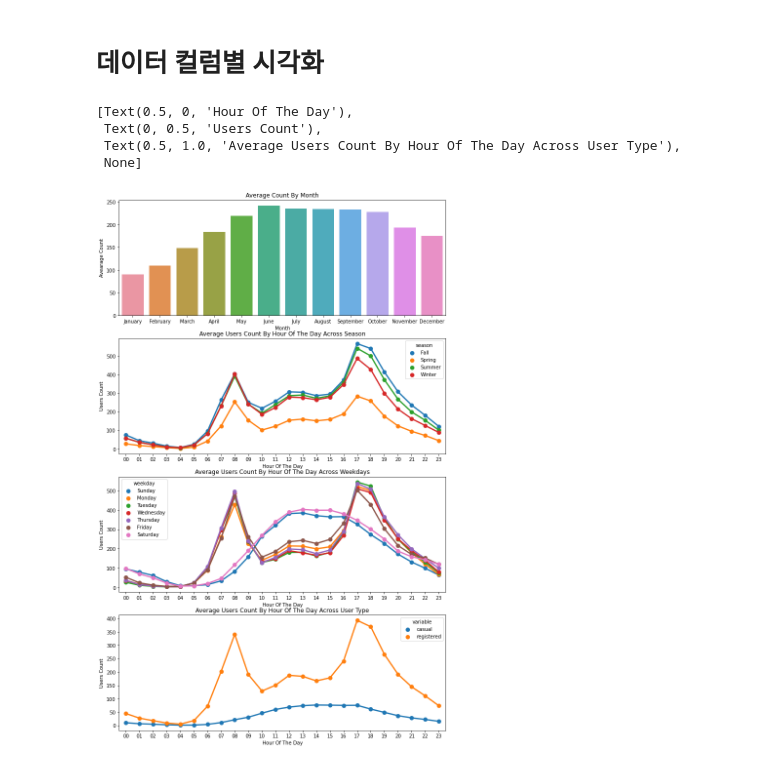
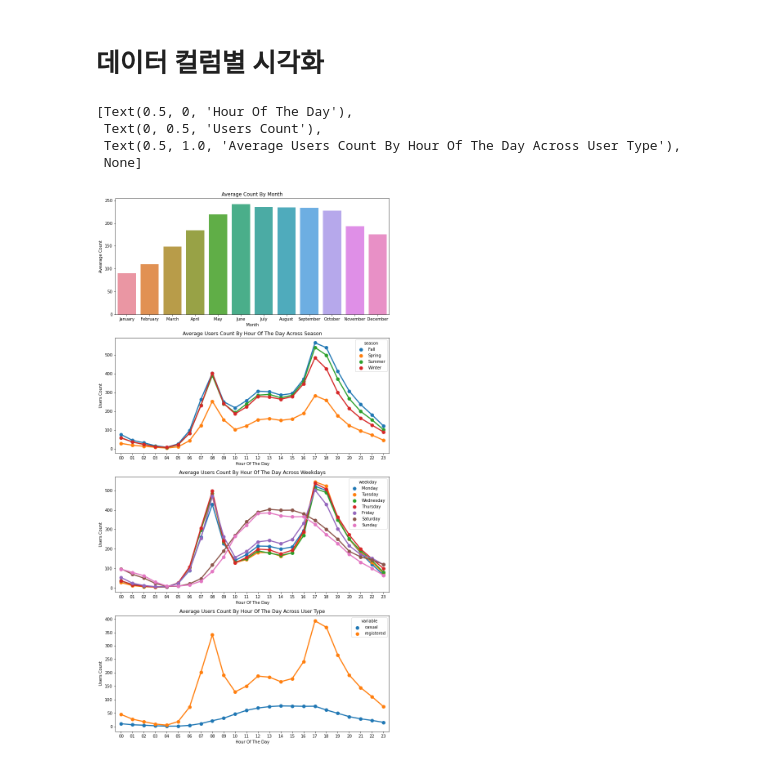
Before and after one commit to chsop/kaggle, a Jupyter notebook: BikeSharing/bike_sharing_demand_practice.ipynb, the cells around one changed output. Saved outputs shown, nothing was run; the diff lists cells and outputs as text; code cells hidden in the pictures.

```diff
--- a/BikeSharing/bike_sharing_demand_practice.ipynb
+++ b/BikeSharing/bike_sharing_demand_practice.ipynb
@@ -129,9 +131,9 @@ dailyData["hour"] = dailyData.datetime.apply(lambda x : x.split()[1].split(":")[
 dailyData["weekday"] = dailyData.date.apply(lambda dateString : calendar.day_name[datetime.strptime(dateString,"%Y-%m-%d").weekday()])
 dailyData["month"] = dailyData.date.apply(lambda dateString : calendar.month_name[datetime.strptime(dateString,"%Y-%m-%d").month])
 dailyData["season"] = dailyData.season.map({1: "Spring", 2 : "Summer", 3 : "Fall", 4 :"Winter" })
-dailyData["weather"] = dailyData.weather.map({1: " Clear + Few clouds + Partly cloudy + Partly cloudy",\
-                                        2 : " Mist + Cloudy, Mist + Broken clouds, Mist + Few clouds, Mist ", \
-                                        3 : " Light Snow, Light Rain + Thunderstorm + Scattered clouds, Light Rain + Scattered clouds", \
+dailyData["weather"] = dailyData.weather.map({1: " Clear + Few clouds + Partly cloudy + Partly cloudy",
+                                        2 : " Mist + Cloudy, Mist + Broken clouds, Mist + Few clouds, Mist ",
+                                        3 : " Light Snow, Light Rain + Thunderstorm + Scattered clouds, Light Rain + Scattered clouds",
                                         4 :" Heavy Rain + Ice Pallets + Thunderstorm + Mist, Snow + Fog " })
 # %%
 dailyData.head()
@@ -197,4 +206,14 @@ msno.matrix(dailyData,figsize=(12,5))
 [figure]
 # %% [markdown]
 # 이상치 확인
+# %%
+# 요일 컬럼 월~일 순서대로 정렬
+weekorder = ['Monday', 'Tuesday', 'Wednesday', 'Thursday', 'Friday', 'Saturday', 'Sunday']
+dailyData_weekday['weekday'] = pd.Categorical(dailyData['weekday'], categories = weekorder, ordered = True)
+dailyData_weekday = dailyData_weekday.sort_values('weekday')
+# %%
+# 월 컬럼 1월~12월 순서대로 정렬
+monthorder = ['January', 'February', 'March', 'April', 'May', 'June', 'July', 'August', 'September', 'October', 'November', 'December']
+dailyData_weekday['month'] = pd.Categorical(dailyData['month'], categories = monthorder, ordered = True)
+dailyData_weekday = dailyData_weekday.sort_values('month')
 # %%
@@ -264,30 +312,31 @@ stats.probplot(np.log1p(dailyDataWithoutOutliers["count"]), dist='norm', fit=Tru
 # 데이터 컬럼별 시각화
 # %%
 fig,(ax1,ax2,ax3,ax4)= plt.subplots(nrows=4)
-fig.set_size_inches(12,20)
-sortOrder = ["January","February","March","April","May","June","July","August","September","October","November","December"]
-hueOrder = ["Sunday","Monday","Tuesday","Wednesday","Thursday","Friday","Saturday"]
+fig.set_size_inches(12,24)
 
+# 6~8월에 해당하는 여름철 자전거 이용량이 가장 높음
 monthAggregated = pd.DataFrame(dailyData.groupby("month")["count"].mean()).reset_index()
-monthSorted = monthAggregated.sort_values(by="count",ascending=False)
-sn.barplot(data=monthSorted,x="month",y="count",ax=ax1,order=sortOrder)
+sn.barplot(data=monthAggregated,x="month", y="count", ax=ax1, order=monthorder)
 ax1.set(xlabel='Month', ylabel='Avearage Count',title="Average Count By Month")
 
+# 출퇴근 시간인 8시대, 17시대에 이용량이 가장 높음
 hourAggregated = pd.DataFrame(dailyData.groupby(["hour","season"],sort=True)["count"].mean()).reset_index()
-sn.pointplot(x=hourAggregated["hour"], y=hourAggregated["count"],hue=hourAggregated["season"], data=hourAggregated, join=True,ax=ax2)
-ax2.set(xlabel='Hour Of The Day', ylabel='Users Count',title="Average Users Count By Hour Of The Day Across Season",label='big')
+sn.pointplot(x=hourAggregated["hour"], y=hourAggregated["count"], hue=hourAggregated["season"], data=hourAggregated, join=True,ax=ax2)
+ax2.set(xlabel='Hour Of The Day', ylabel='Users Count', title="Average Users Count By Hour Of The Day Across Season", label='big')
 
+# 주말에는 출퇴근 시간이 아닌 10~14시대 이용량이 가장 높음
 hourAggregated = pd.DataFrame(dailyData.groupby(["hour","weekday"],sort=True)["count"].mean()).reset_index()
-sn.pointplot(x=hourAggregated["hour"], y=hourAggregated["count"],hue=hourAggregated["weekday"],hue_order=hueOrder, data=hourAggregated, join=True,ax=ax3)
+sn.pointplot(x=hourAggregated["hour"], y=hourAggregated["count"],hue=hourAggregated["weekday"],hue_order=weekorder, data=hourAggregated, join=True,ax=ax3)
 ax3.set(xlabel='Hour Of The Day', ylabel='Users Count',title="Average Users Count By Hour Of The Day Across Weekdays",label='big')
 
+# 출퇴근 시간의 경우 registered 사용자의 이용이 월등히 높음
 hourTransformed = pd.melt(dailyData[["hour","casual","registered"]], id_vars=['hour'], value_vars=['casual', 'registered'])
-hourAggregated = pd.DataFrame(hourTransformed.groupby(["hour","variable"],sort=True)["value"].mean()).reset_index()
+hourAggregated = pd.DataFrame(hourTransformed.groupby(["hour","variable"], sort=True)["value"].mean()).reset_index()
 sn.pointplot(x=hourAggregated["hour"], y=hourAggregated["value"],hue=hourAggregated["variable"],hue_order=["casual","registered"], data=hourAggregated, join=True,ax=ax4)
-ax4.set(xlabel='Hour Of The Day', ylabel='Users Count',title="Average Users Count By Hour Of The Day Across User Type",label='big')
+ax4.set(xlabel='Hour Of The Day', ylabel='Users Count', title="Average Users Count By Hour Of The Day Across User Type", label='big')
 # %% [output]
 [Text(0.5, 0, 'Hour Of The Day'),
  Text(0, 0.5, 'Users Count'),
  Text(0.5, 1.0, 'Average Users Count By Hour Of The Day Across User Type'),
  None]
-[figure, old version]
+[figure, new version]
```
Also changed, not shown: parts of 14 cells of this notebook.
